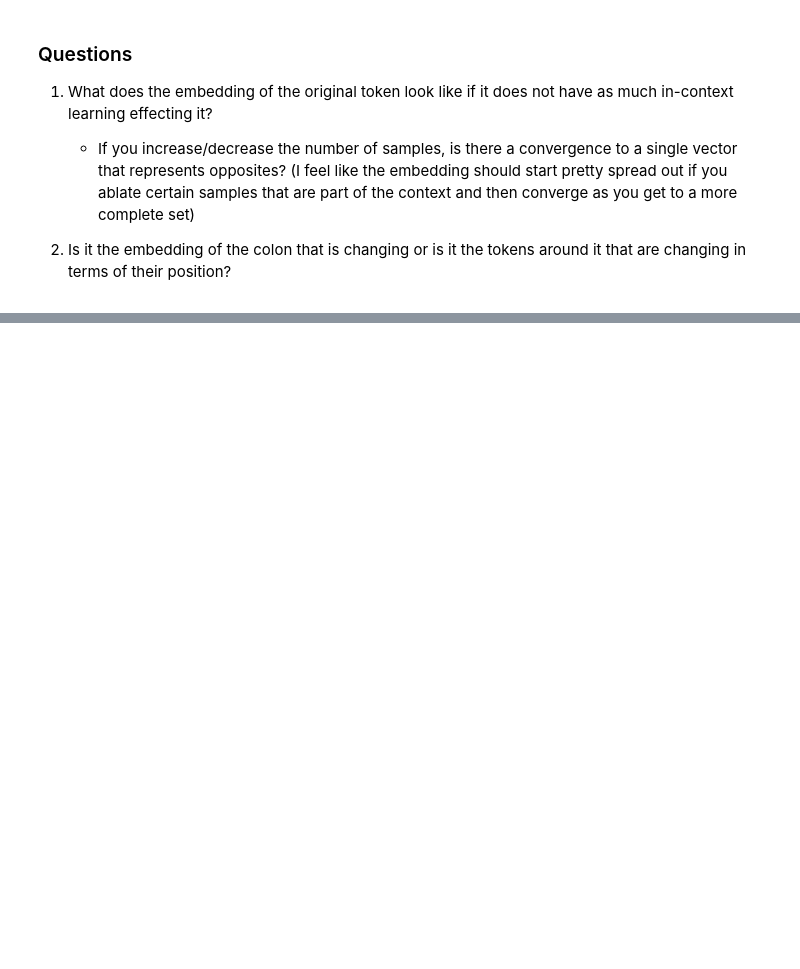
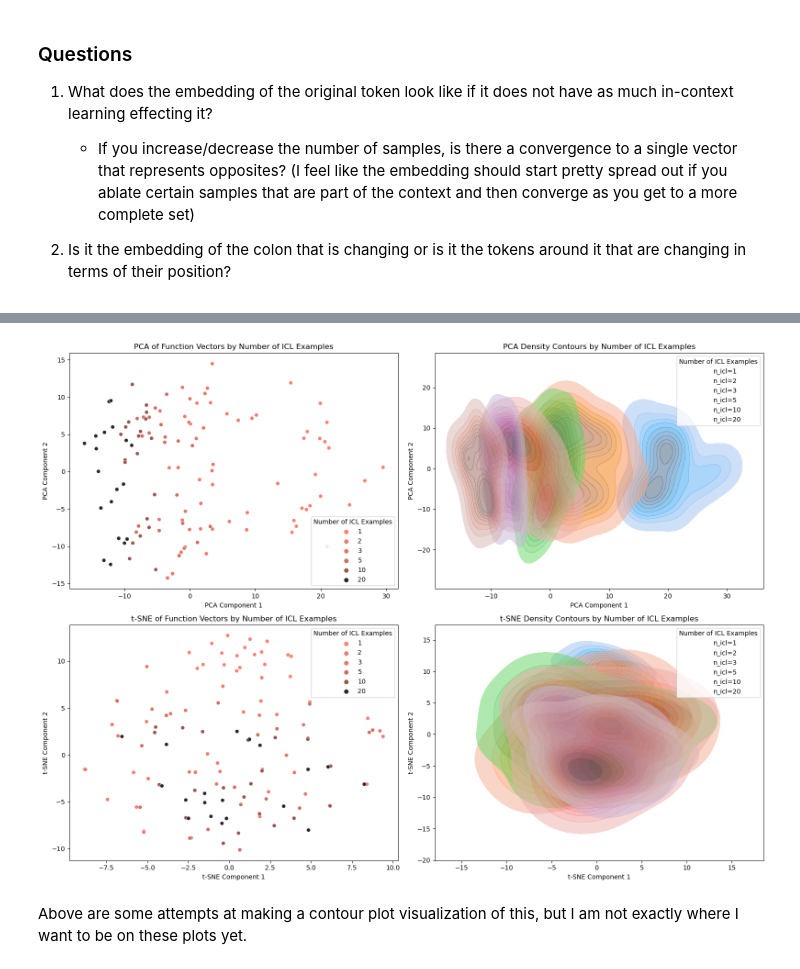
Before and after one commit to JKeane4210/function_vectors, a Jupyter notebook: notebooks/unpacking_fvs.ipynb, the cells around one changed output, grey strips where cells are left out. Cells and saved outputs as stored; diff of their text form; code cells hidden in the pictures; blank space fills up the shorter version.

```diff
--- a/notebooks/unpacking_fvs.ipynb
+++ b/notebooks/unpacking_fvs.ipynb
@@ -330,0 +408,80 @@ GPT-J+FV: 'The word "yin" means "yang." The word "yin" means'
+# %%
+from sklearn.decomposition import PCA
+from sklearn.manifold import TSNE
+import matplotlib.pyplot as plt
+import seaborn as sns
+import numpy as np
+
+# Create subplots with 2 rows and 2 columns
+fig, axes = plt.subplots(2, 2, figsize=(16, 12))
+
+# PCA scatter plot
+sns.scatterplot(
+    x=fvs_pca[:, 0],
+    y=fvs_pca[:, 1],
+    hue=[item['n_icl'] for item in fvs],
+    palette='dark:salmon_r',
+    legend='full',
+    ax=axes[0, 0]
+)
+axes[0, 0].set_title('PCA of Function Vectors by Number of ICL Examples')
+axes[0, 0].set_xlabel('PCA Component 1')
+axes[0, 0].set_ylabel('PCA Component 2')
+axes[0, 0].legend(title='Number of ICL Examples')
+
+# PCA contour plot
+for n_icl in n_icl_samples:
+    mask = np.array([item['n_icl'] == n_icl for item in fvs])
+    if mask.sum() > 2:  # Need at least 3 points for contour
+        sns.kdeplot(
+            x=fvs_pca[mask, 0],
+            y=fvs_pca[mask, 1],
+            ax=axes[0, 1],
+            label=f'n_icl={n_icl}',
+            # levels=3
+            fill=True,
+            alpha=0.5
+        )
+axes[0, 1].set_title('PCA Density Contours by Number of ICL Examples')
+axes[0, 1].set_xlabel('PCA Component 1')
+axes[0, 1].set_ylabel('PCA Component 2')
+axes[0, 1].legend(title='Number of ICL Examples')
+
+# t-SNE scatter plot
+sns.scatterplot(
+    x=fvs_tsne[:, 0],
+    y=fvs_tsne[:, 1],
+    hue=[item['n_icl'] for item in fvs],
+    palette='dark:salmon_r',
+    legend='full',
+    ax=axes[1, 0]
+)
+axes[1, 0].set_title('t-SNE of Function Vectors by Number of ICL Examples')
+axes[1, 0].set_xlabel('t-SNE Component 1')
+axes[1, 0].set_ylabel('t-SNE Component 2')
+axes[1, 0].legend(title='Number of ICL Examples')
+
+# t-SNE contour plot
+for n_icl in n_icl_samples:
+    mask = np.array([item['n_icl'] == n_icl for item in fvs])
+    if mask.sum() > 2:  # Need at least 3 points for contour
+        sns.kdeplot(
+            x=fvs_tsne[mask, 0],
+            y=fvs_tsne[mask, 1],
+            ax=axes[1, 1],
+            label=f'n_icl={n_icl}',
+            # levels=3,
+            fill=True,
+            alpha=0.5
+        )
+axes[1, 1].set_title('t-SNE Density Contours by Number of ICL Examples')
+axes[1, 1].set_xlabel('t-SNE Component 1')
+axes[1, 1].set_ylabel('t-SNE Component 2')
+axes[1, 1].legend(title='Number of ICL Examples')
+
+plt.tight_layout()
+plt.show()
+# %% [output]
+[figure, added]
+# %% [markdown]
+Above are some attempts at making a contour plot visualization of this, but I am not exactly where I want to be on these plots yet.
```
Also changed, not shown: parts of 10 cells of this notebook.
